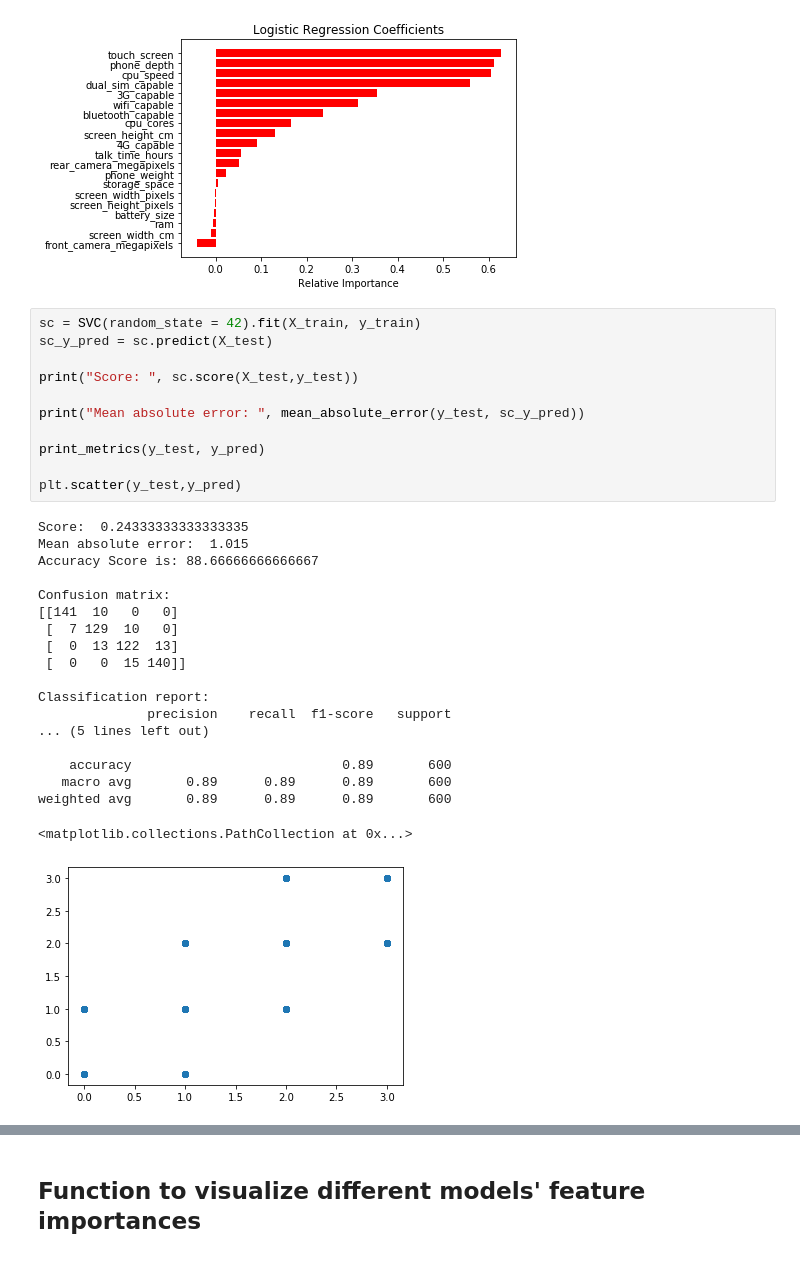
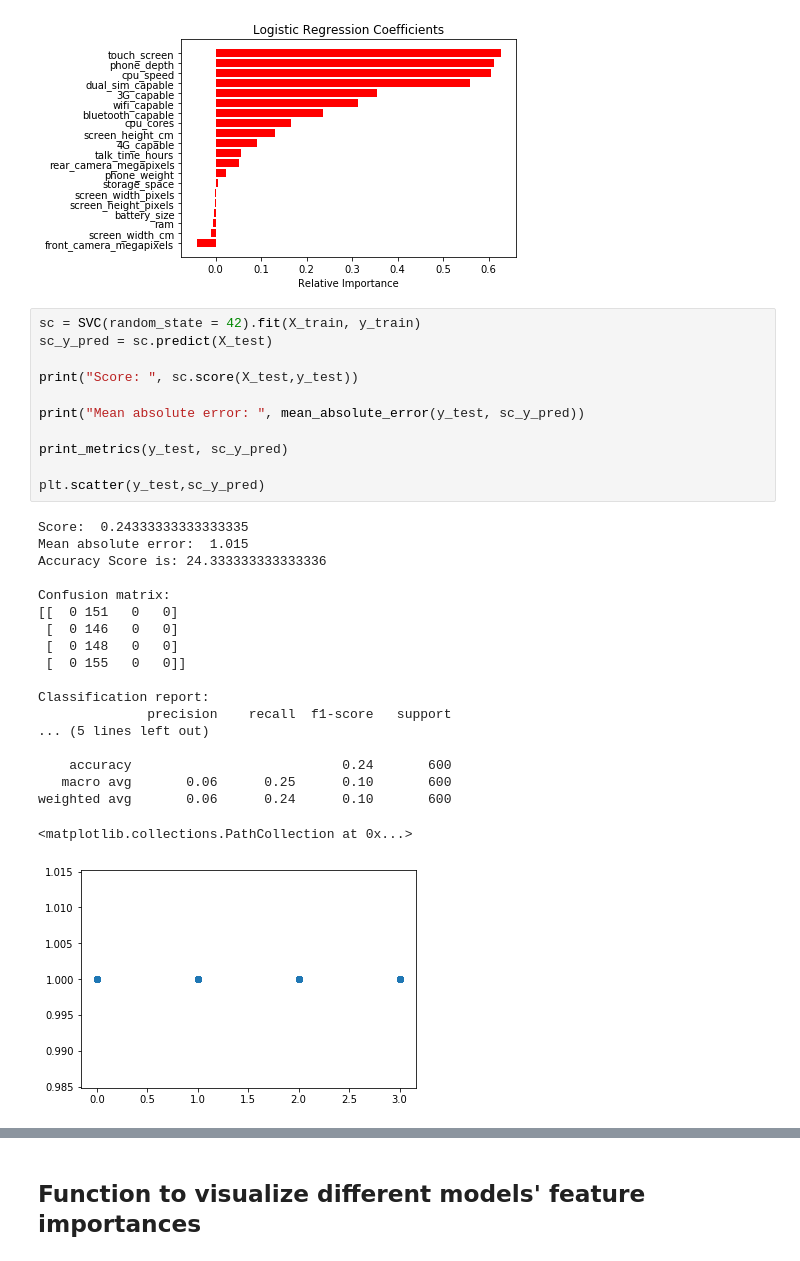
Before and after one commit to calvintirrell/smartphone_price_classification, a Jupyter notebook: jupyter notebooks/smartphone_pricing.ipynb, the cells around one changed output, grey strips where cells are left out. Drawn from its saved outputs; the diff is of its cells as text.

```diff
--- a/jupyter notebooks/smartphone_pricing.ipynb
+++ b/jupyter notebooks/smartphone_pricing.ipynb
@@ -432,34 +432,34 @@ Feature: wifi_capable, Score: 0.31180
 # %%
 sc = SVC(random_state = 42).fit(X_train, y_train)
 sc_y_pred = sc.predict(X_test)
 
 print("Score: ", sc.score(X_test,y_test))
 
 print("Mean absolute error: ", mean_absolute_error(y_test, sc_y_pred))
 
-print_metrics(y_test, y_pred)
+print_metrics(y_test, sc_y_pred)
 
-plt.scatter(y_test,y_pred)
+plt.scatter(y_test,sc_y_pred)
 # %% [output]
 Score:  0.24333333333333335
 Mean absolute error:  1.015
-Accuracy Score is: 88.66666666666667
+Accuracy Score is: 24.333333333333336
 
 Confusion matrix:
-[[141  10   0   0]
- [  7 129  10   0]
- [  0  13 122  13]
- [  0   0  15 140]]
+[[  0 151   0   0]
+ [  0 146   0   0]
+ [  0 148   0   0]
+ [  0 155   0   0]]
 
 Classification report:
               precision    recall  f1-score   support
 ... (5 lines left out)
 
-    accuracy                           0.89       600
-   macro avg       0.89      0.89      0.89       600
-weighted avg       0.89      0.89      0.89       600
+    accuracy                           0.24       600
+   macro avg       0.06      0.25      0.10       600
+weighted avg       0.06      0.24      0.10       600
 <matplotlib.collections.PathCollection at 0x...>
-[figure, old version]
+[figure, new version]
 # %%
 knc = KNeighborsClassifier().fit(X_train, y_train)
 knc_y_pred = knc.predict(X_test)
```
Also changed, not shown: parts of 7 cells of this notebook.
